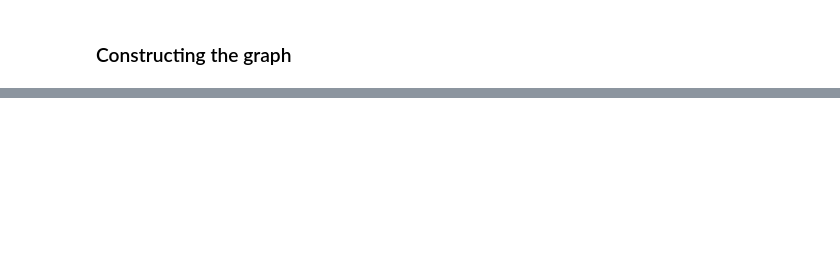
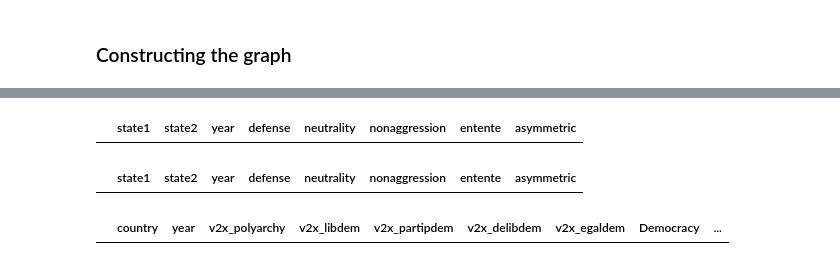
Before and after one commit to samrauh/dlss-project, a Jupyter notebook: data_collection/political/political_graph.ipynb, the cells around one changed output, grey strips where cells are left out. Cells and saved outputs as stored; diff of their text form; code cells hidden in the pictures; blank space fills up the shorter version.

```diff
--- a/data_collection/political/political_graph.ipynb
+++ b/data_collection/political/political_graph.ipynb
@@ -515 +458,5 @@ edges_expanded=edges_expanded[(edges_expanded["year"]<=2022) & (edges_expanded["
+# %%
+edges_merged[edges_merged.duplicated(subset=["state1", "state2", "year"], keep=False)].sort_values(by=["state1", "state2", "year"])
+# %% [output]
+|  | state1 | state2 | year | defense | neutrality | nonaggression | entente | asymmetric |
 # %%
@@ -516,0 +469,8 @@ edges_expanded.to_parquet("data/edge_features.parquet")
+# %%
+edges_pd[edges_pd.duplicated(subset=["state1", "state2", "year"])]
+# %% [output]
+|  | state1 | state2 | year | defense | neutrality | nonaggression | entente | asymmetric |
+# %%
+nodes_pd[nodes_pd.duplicated(subset=["country", "year"])]
+# %% [output]
+|  | country | year | v2x_polyarchy | v2x_libdem | v2x_partipdem | v2x_delibdem | v2x_egaldem | Democracy | ... |
```
Also changed, not shown: parts of 33 cells of this notebook, 2 other files.
